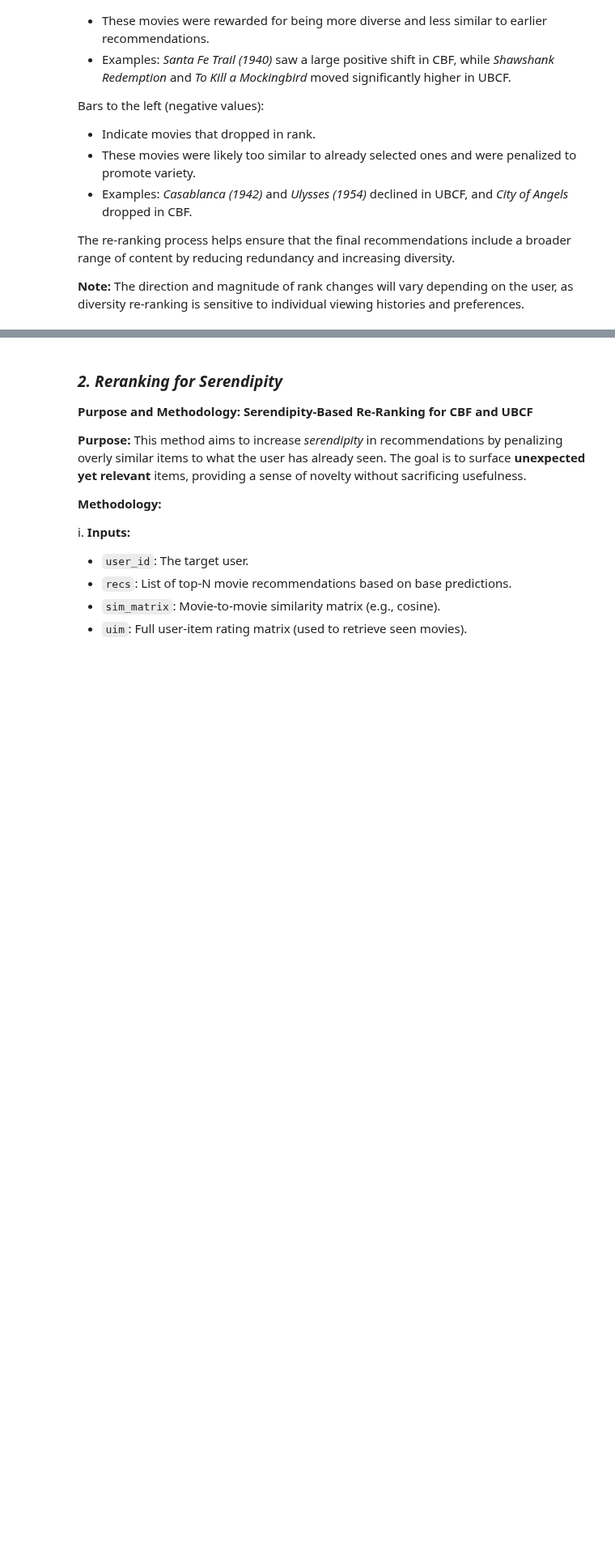
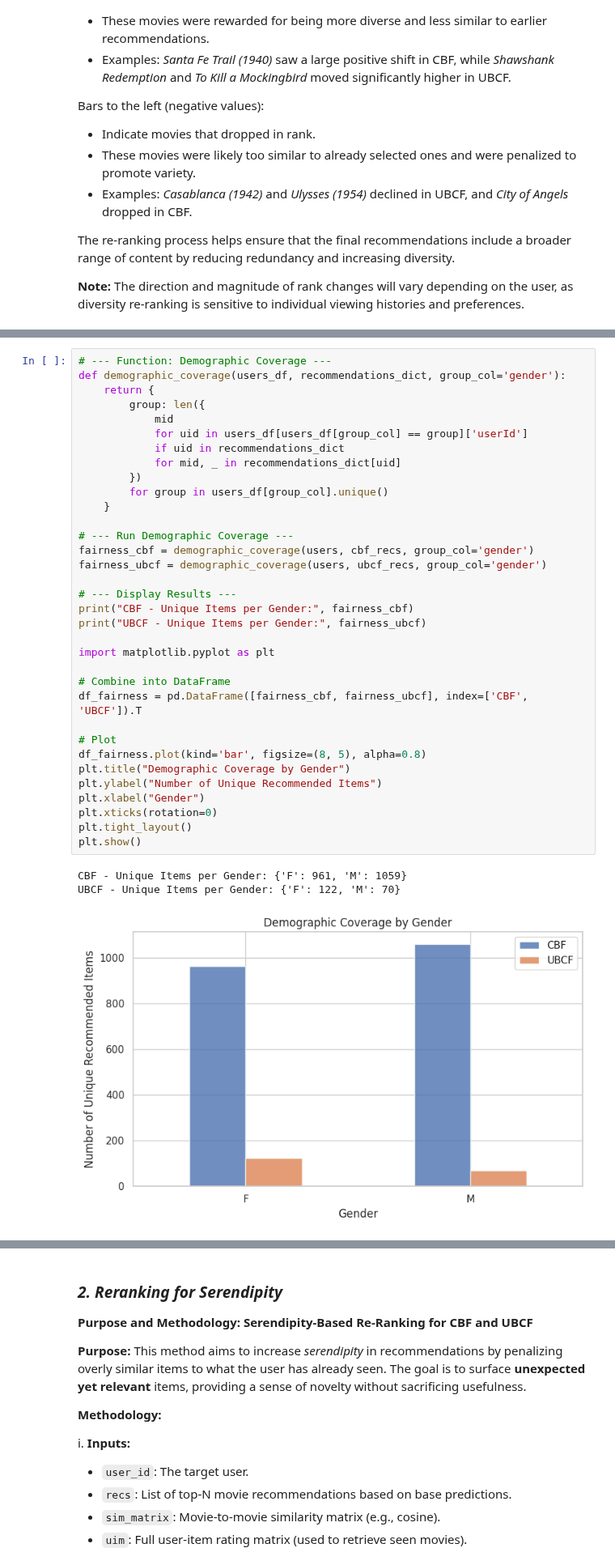
Before and after one commit to hawa1983/DATA-612, a Jupyter notebook: Project_4_2.ipynb, the cells around one changed output, grey strips where cells are left out. Shown at 81% size. Drawn from its saved outputs; the diff is of its cells as text; blank space fills up the shorter version.

```diff
--- a/Project_4_2.ipynb
+++ b/Project_4_2.ipynb
@@ -717,0 +866,38 @@ The re-ranking process helps ensure that the final recommendations include a bro
+# %%
+# --- Function: Demographic Coverage ---
+def demographic_coverage(users_df, recommendations_dict, group_col='gender'):
+    return {
+        group: len({
+            mid
+            for uid in users_df[users_df[group_col] == group]['userId']
+            if uid in recommendations_dict
+            for mid, _ in recommendations_dict[uid]
+        })
+        for group in users_df[group_col].unique()
+    }
+
+# --- Run Demographic Coverage ---
+fairness_cbf = demographic_coverage(users, cbf_recs, group_col='gender')
+fairness_ubcf = demographic_coverage(users, ubcf_recs, group_col='gender')
+
+# --- Display Results ---
+print("CBF - Unique Items per Gender:", fairness_cbf)
+print("UBCF - Unique Items per Gender:", fairness_ubcf)
+
+import matplotlib.pyplot as plt
+
+# Combine into DataFrame
+df_fairness = pd.DataFrame([fairness_cbf, fairness_ubcf], index=['CBF', 'UBCF']).T
+
+# Plot
+df_fairness.plot(kind='bar', figsize=(8, 5), alpha=0.8)
+plt.title("Demographic Coverage by Gender")
+plt.ylabel("Number of Unique Recommended Items")
+plt.xlabel("Gender")
+plt.xticks(rotation=0)
+plt.tight_layout()
+plt.show()
+# %% [output]
+CBF - Unique Items per Gender: {'F': 961, 'M': 1059}
+UBCF - Unique Items per Gender: {'F': 122, 'M': 70}
+[figure, added]
```
Also changed, not shown: parts of 22 cells of this notebook.
